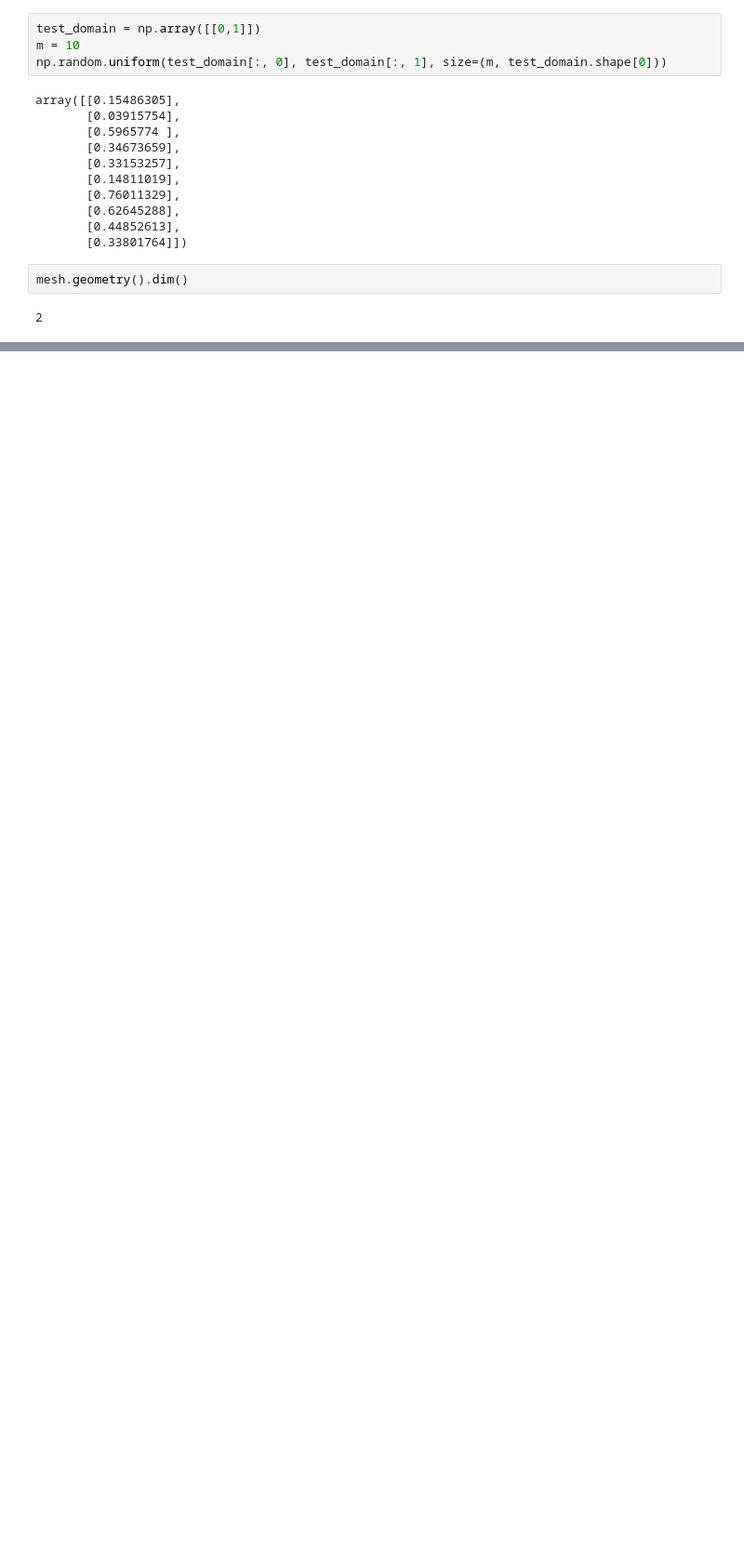
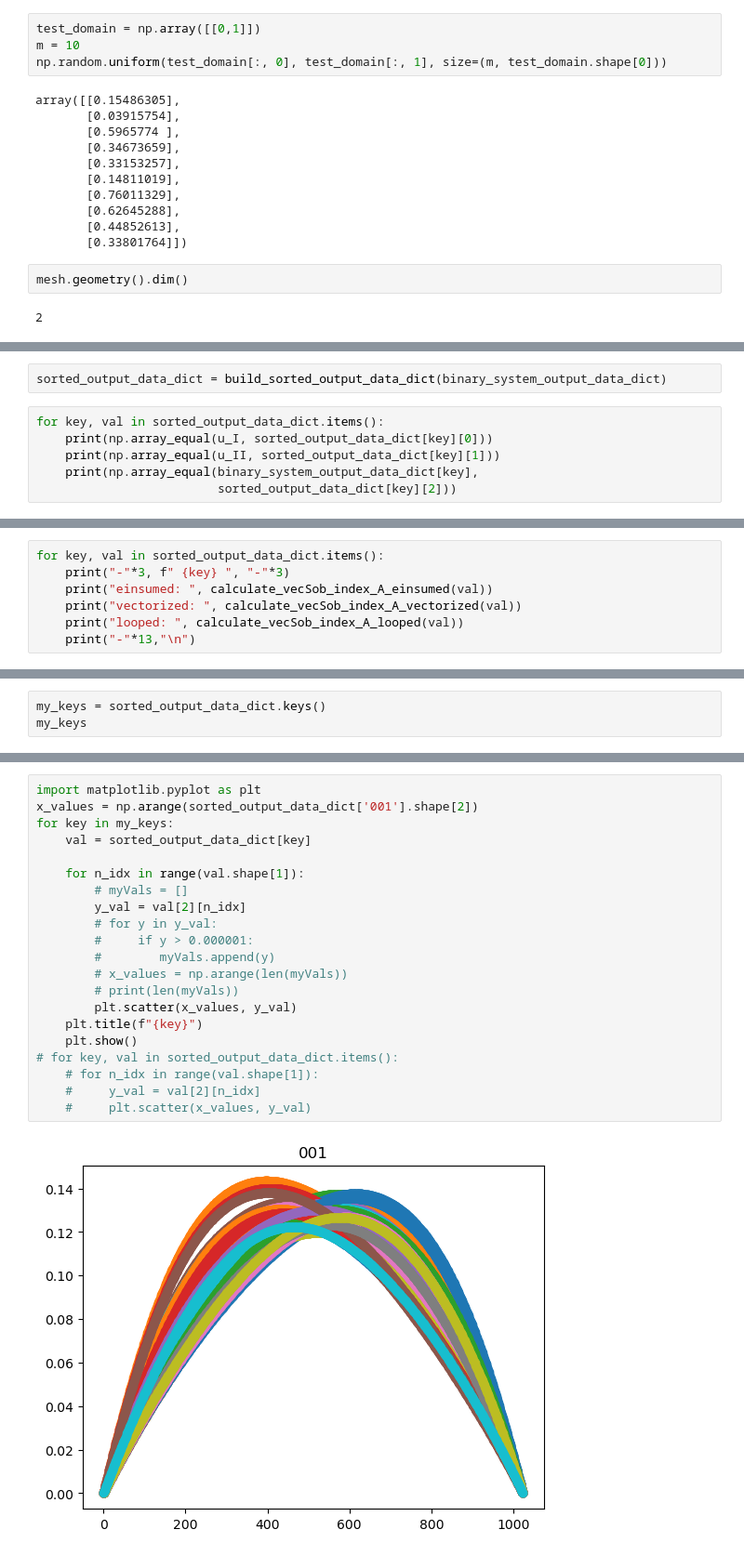
Before and after one commit to Farbodch/set_kbsa, a Jupyter notebook: run_vbsa_notebook.ipynb, the cells around one changed output, grey strips where cells are left out. Shown at 93% size. Saved outputs shown, nothing was run; the diff lists cells and outputs as text; blank space fills up the shorter version.

```diff
--- a/run_vbsa_notebook.ipynb
+++ b/run_vbsa_notebook.ipynb
@@ -1334,0 +1453,8 @@ mesh.geometry().dim()
+# %%
+sorted_output_data_dict = build_sorted_output_data_dict(binary_system_output_data_dict)
+# %%
+for key, val in sorted_output_data_dict.items():
+    print(np.array_equal(u_I, sorted_output_data_dict[key][0]))
+    print(np.array_equal(u_II, sorted_output_data_dict[key][1]))
+    print(np.array_equal(binary_system_output_data_dict[key],
+                         sorted_output_data_dict[key][2]))
@@ -1334,0 +1493,7 @@ mesh.geometry().dim()
+# %%
+for key, val in sorted_output_data_dict.items():
+    print("-"*3, f" {key} ", "-"*3)
+    print("einsumed: ", calculate_vecSob_index_A_einsumed(val))
+    print("vectorized: ", calculate_vecSob_index_A_vectorized(val))
+    print("looped: ", calculate_vecSob_index_A_looped(val))
+    print("-"*13,"\n")
@@ -1334,0 +1522,3 @@ mesh.geometry().dim()
+# %%
+my_keys = sorted_output_data_dict.keys()
+my_keys
@@ -1334,0 +1540,23 @@ mesh.geometry().dim()
+# %%
+import matplotlib.pyplot as plt
+x_values = np.arange(sorted_output_data_dict['001'].shape[2])
+for key in my_keys:
+    val = sorted_output_data_dict[key]
+
+    for n_idx in range(val.shape[1]):
+        # myVals = []
+        y_val = val[2][n_idx]
+        # for y in y_val:
+        #     if y > 0.000001:
+        #        myVals.append(y)
+        # x_values = np.arange(len(myVals))
+        # print(len(myVals))
+        plt.scatter(x_values, y_val)
+    plt.title(f"{key}")
+    plt.show()
+# for key, val in sorted_output_data_dict.items():
+    # for n_idx in range(val.shape[1]):
+    #     y_val = val[2][n_idx]
+    #     plt.scatter(x_values, y_val)
+# %% [output]
+[figure, added]
```
Also changed, not shown: parts of 21 cells of this notebook, 17 other files.
